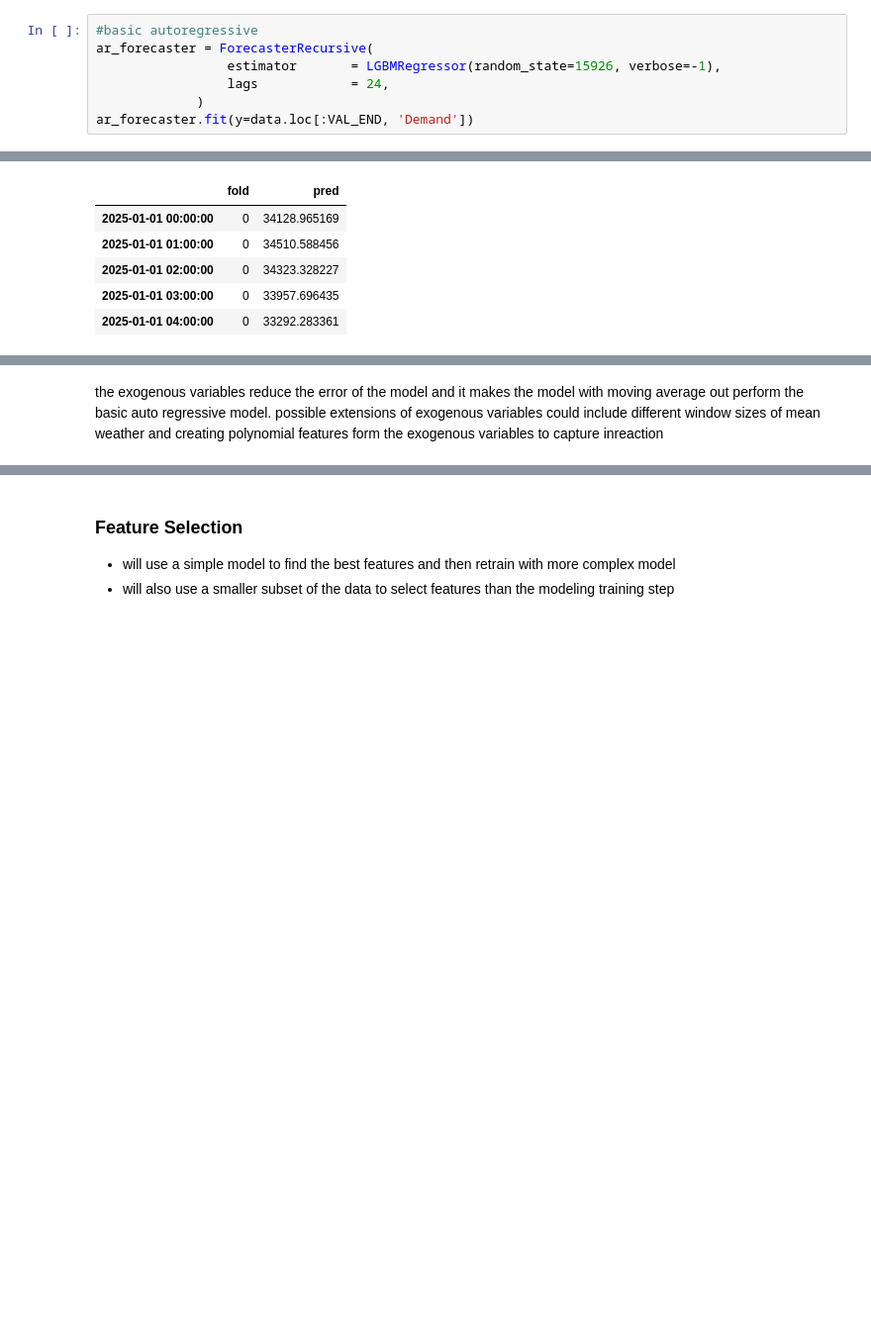
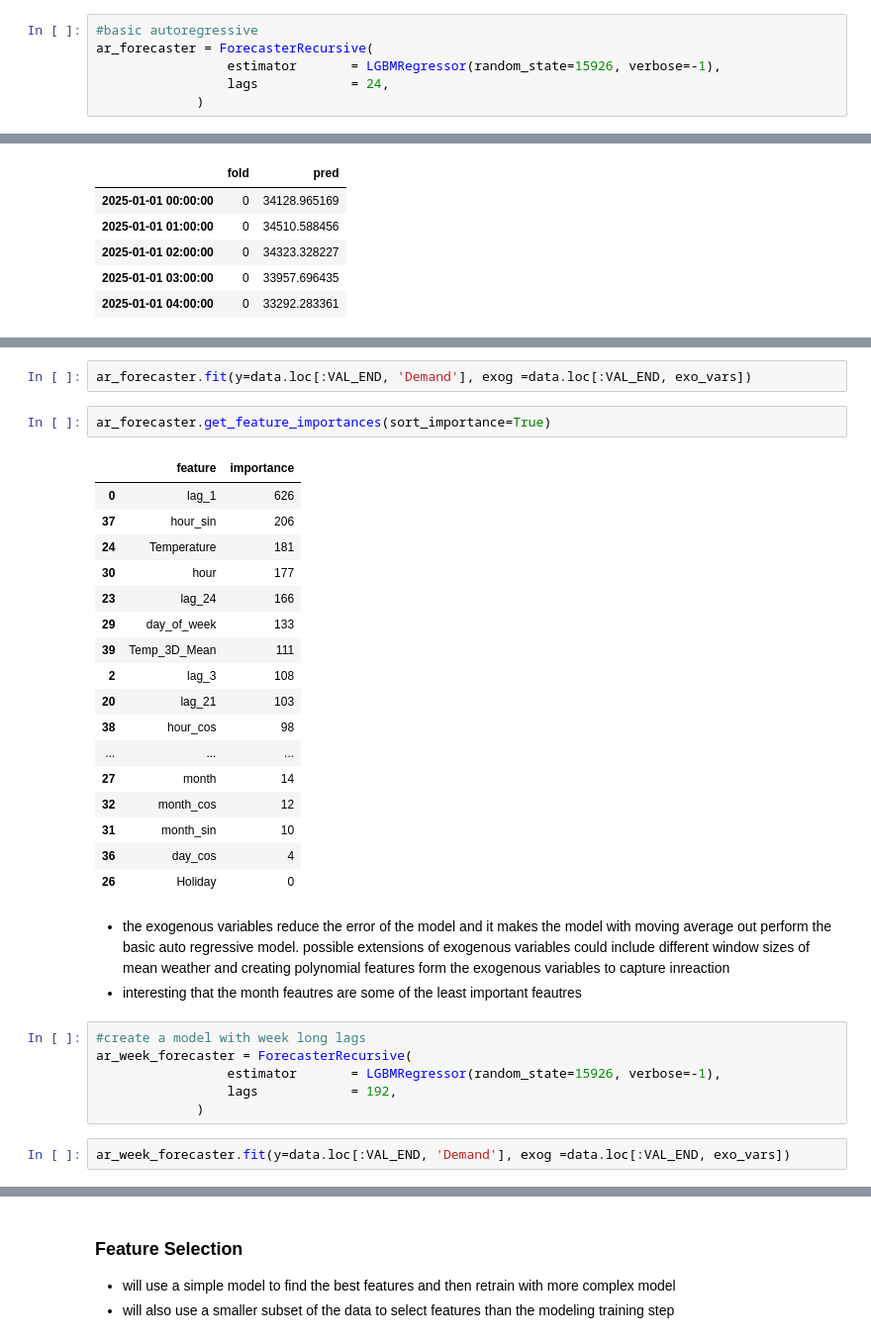
Before and after one commit to maxwellgriffith345/LoadForecast, a Jupyter notebook: notebooks/Train.ipynb, the cells around one changed output, grey strips where cells are left out. Shown at 99% size. Cells and saved outputs as stored; diff of their text form; blank space fills up the shorter version.

Commit message:
looking at feature importance

```diff
--- a/notebooks/Train.ipynb
+++ b/notebooks/Train.ipynb
@@ -318,7 +318,6 @@ ar_forecaster = ForecasterRecursive(
                  estimator       = LGBMRegressor(random_state=15926, verbose=-1),
                  lags            = 24,
              )
-ar_forecaster.fit(y=data.loc[:VAL_END, 'Demand'])
 # %%
 metric, predictions = backtesting_forecaster(
                           forecaster = ar_forecaster,
@@ -341,2 +344,33 @@ predictions.head()
+# %%
+ar_forecaster.fit(y=data.loc[:VAL_END, 'Demand'], exog =data.loc[:VAL_END, exo_vars])
+# %%
+ar_forecaster.get_feature_importances(sort_importance=True)
+# %% [output]
+|  | feature | importance |
+| 0 | lag_1 | 626 |
+| 37 | hour_sin | 206 |
+| 24 | Temperature | 181 |
+| 30 | hour | 177 |
+| 23 | lag_24 | 166 |
+| 29 | day_of_week | 133 |
+| 39 | Temp_3D_Mean | 111 |
+| 2 | lag_3 | 108 |
+| 20 | lag_21 | 103 |
+| 38 | hour_cos | 98 |
+| ... | ... | ... |
+| 27 | month | 14 |
+| 32 | month_cos | 12 |
+| 31 | month_sin | 10 |
+| 36 | day_cos | 4 |
+| 26 | Holiday | 0 |
 # %% [markdown]
-the exogenous variables reduce the error of the model and it makes the model with moving average out perform the basic auto regressive model. possible extensions of exogenous variables could include different window sizes of mean weather and creating polynomial features form the exogenous variables to capture inreaction
+- the exogenous variables reduce the error of the model and it makes the model with moving average out perform the basic auto regressive model. possible extensions of exogenous variables could include different window sizes of mean weather and creating polynomial features form the exogenous variables to capture inreaction
+- interesting that the month feautres are some of the least important feautres
+# %%
+#create a model with week long lags
+ar_week_forecaster = ForecasterRecursive(
+                 estimator       = LGBMRegressor(random_state=15926, verbose=-1),
+                 lags            = 192,
+             )
+# %%
+ar_week_forecaster.fit(y=data.loc[:VAL_END, 'Demand'], exog =data.loc[:VAL_END, exo_vars])
```
Also changed, not shown: parts of 6 cells of this notebook.
